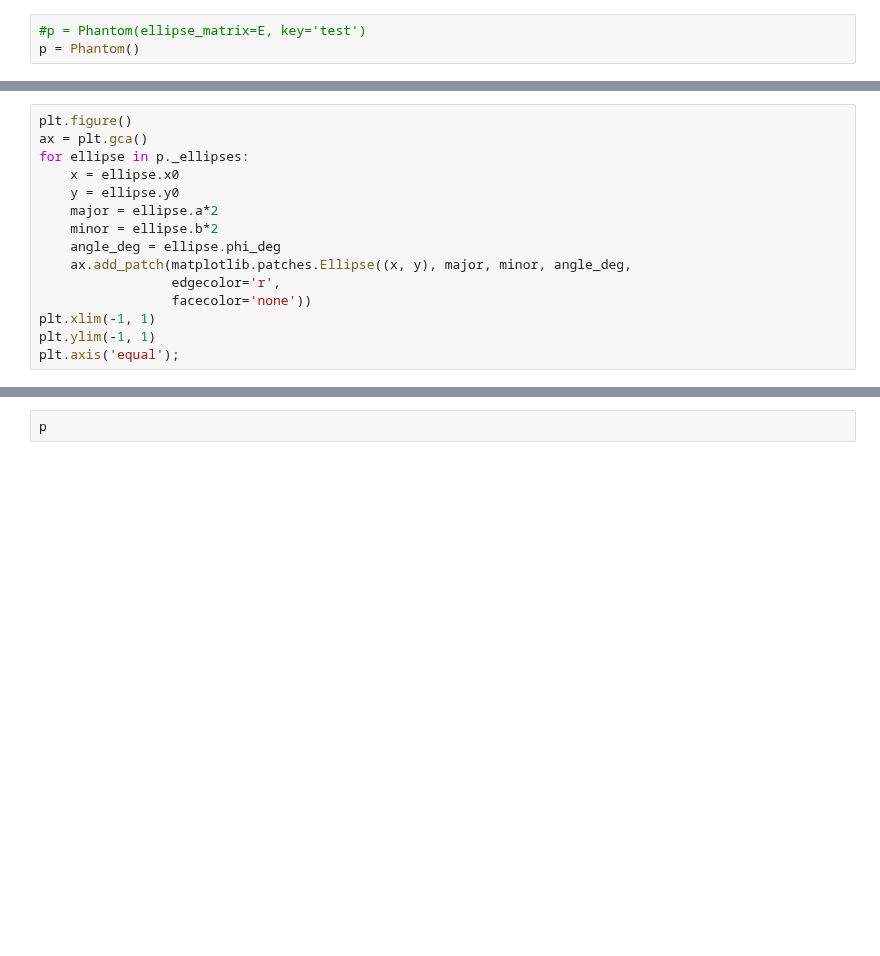
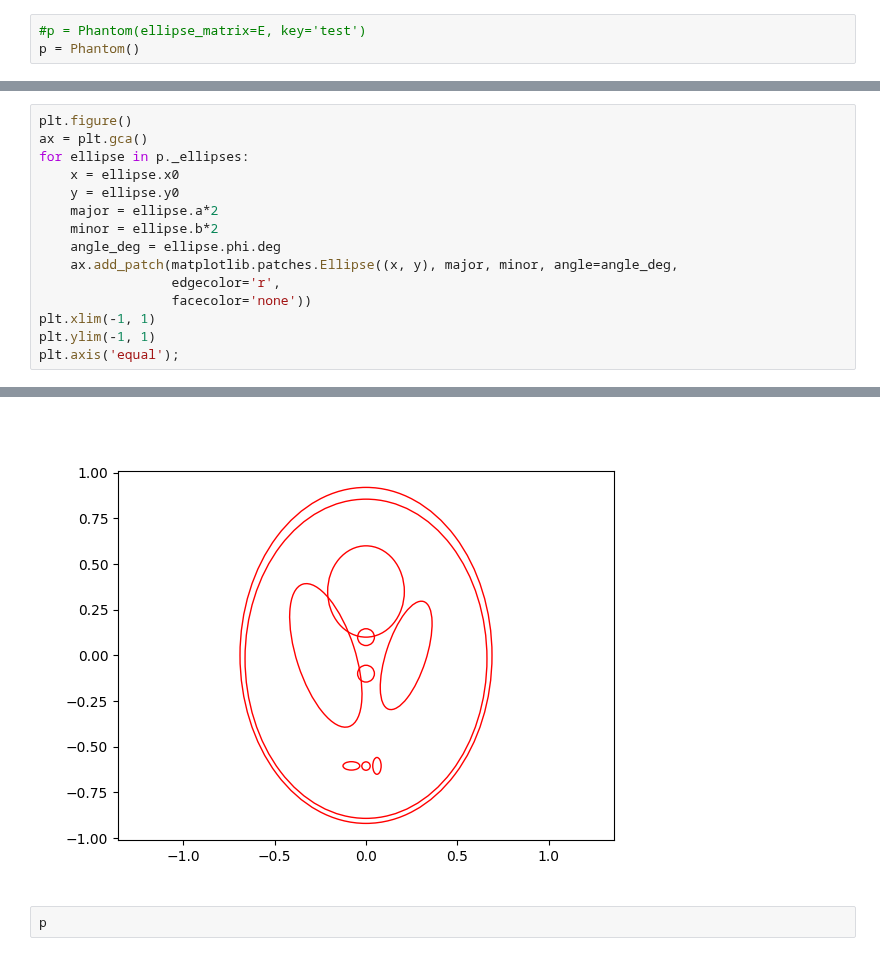
Before and after one commit to butala/pyinverse, a Jupyter notebook: notebooks/Test phantom.ipynb, the cells around one changed output, grey strips where cells are left out. Drawn from its saved outputs; the diff is of its cells as text; blank space fills up the shorter version.

```diff
--- a/notebooks/Test phantom.ipynb
+++ b/notebooks/Test phantom.ipynb
@@ -34,8 +34,8 @@ for ellipse in p._ellipses:
     y = ellipse.y0
     major = ellipse.a*2
     minor = ellipse.b*2
-    angle_deg = ellipse.phi_deg
-    ax.add_patch(matplotlib.patches.Ellipse((x, y), major, minor, angle_deg,
+    angle_deg = ellipse.phi.deg
+    ax.add_patch(matplotlib.patches.Ellipse((x, y), major, minor, angle=angle_deg,
                  edgecolor='r',
                  facecolor='none'))
 plt.xlim(-1, 1)
@@ -47,3 +45,4 @@ plt.axis('equal');
+[figure, added]
 # %%
 p
 # %% [output]
```
Also changed, not shown: parts of 7 cells of this notebook.
